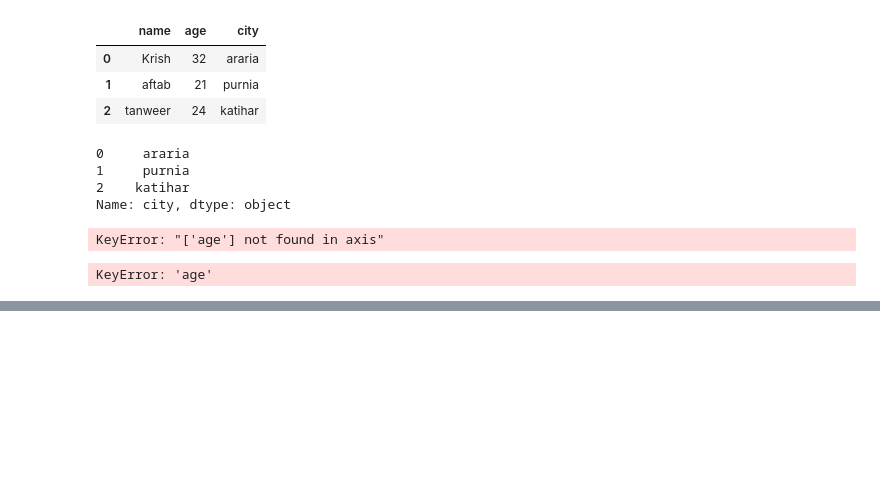
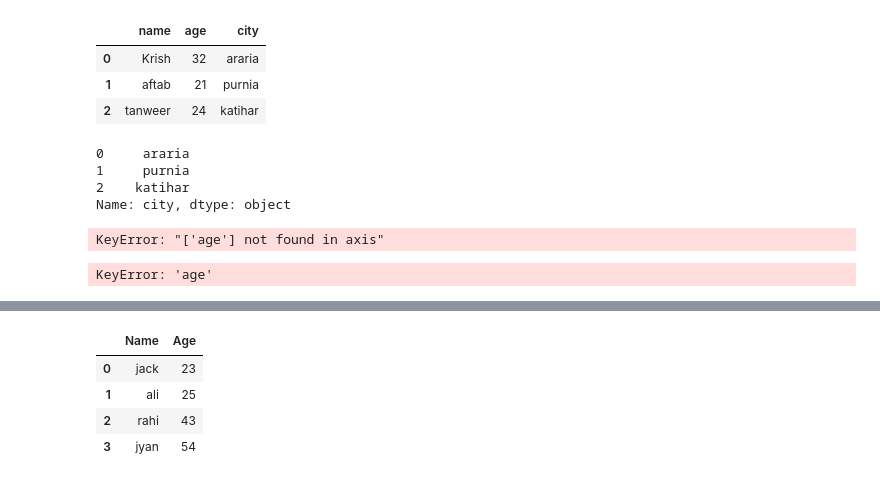
Before and after one commit to mdaftab20089/Machine-Learning, a Jupyter notebook: Pandas.ipynb, the cells around one changed output, grey strips where cells are left out. Cells and saved outputs as stored; diff of their text form; code cells hidden in the pictures; blank space fills up the shorter version.

```diff
--- a/Pandas.ipynb
+++ b/Pandas.ipynb
@@ -130,0 +182,10 @@ df['age']=df['age']+1
+# %%
+df_xlsx=pd.read_excel('data.xlsx')
+# %%
+df_xlsx
+# %% [output]
+|  | Name | Age |
+| 0 | jack | 23 |
+| 1 | ali | 25 |
+| 2 | rahi | 43 |
+| 3 | jyan | 54 |
```
Also changed, not shown: parts of 11 cells of this notebook, 11 other files.
